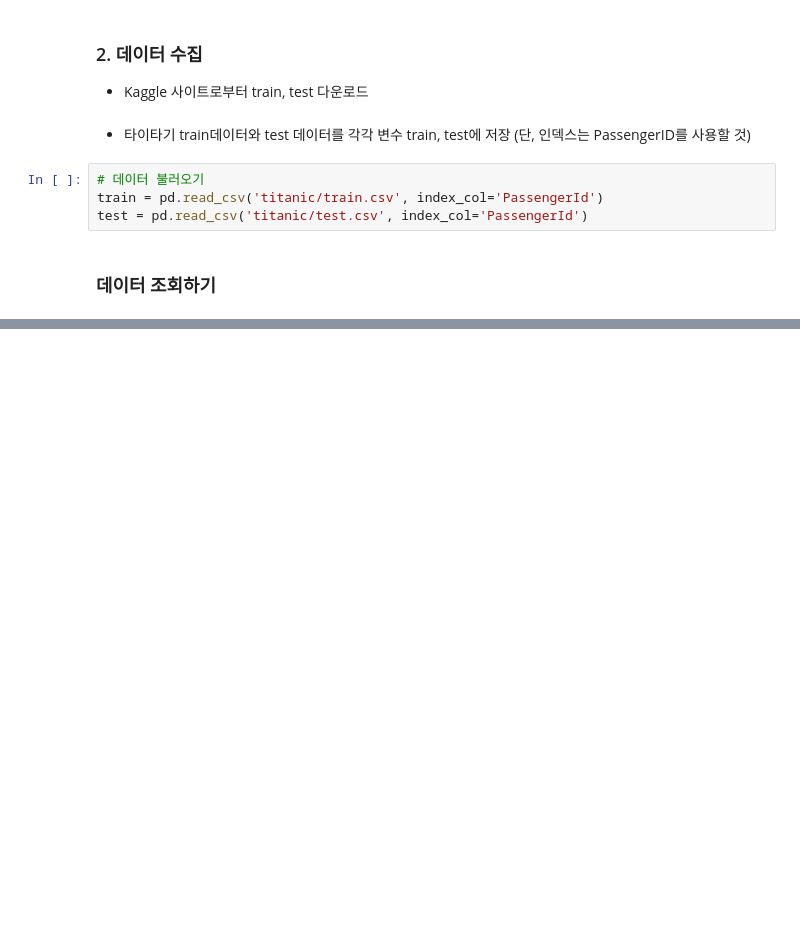
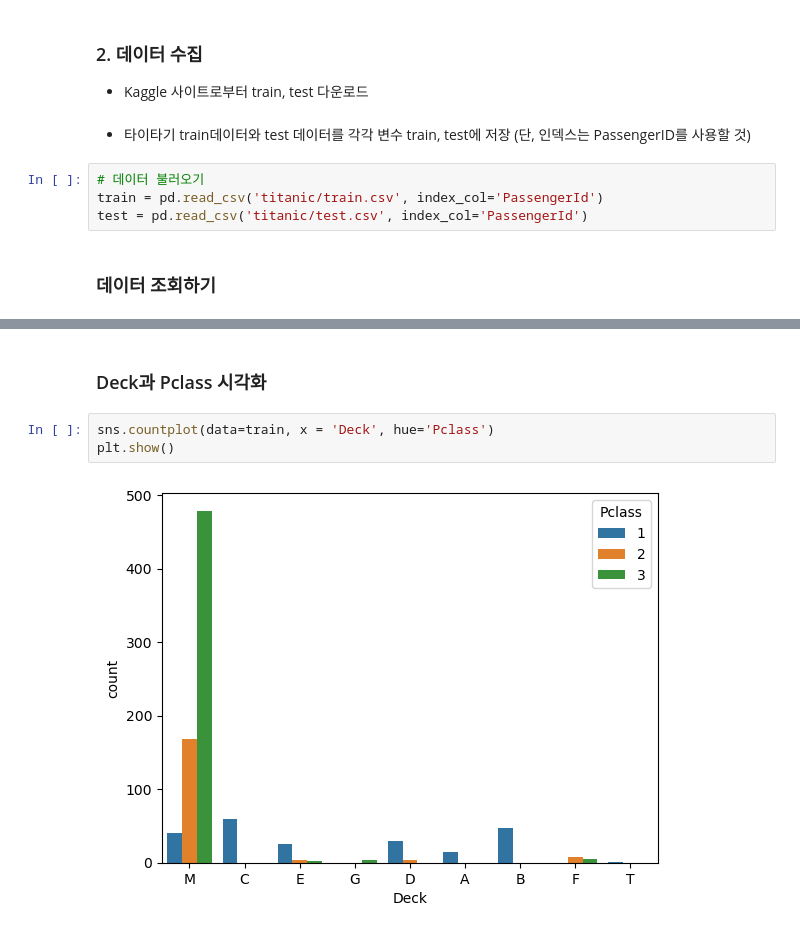
Before and after one commit to SeeUSoon93/MachineLerning, a Jupyter notebook: 6. 머신러닝/ex04_타이타닉 생존자 예측 분석.ipynb, the cells around one changed output, grey strips where cells are left out. Cells and saved outputs as stored; diff of their text form; blank space fills up the shorter version.

```diff
--- a/6. 머신러닝/ex04_타이타닉 생존자 예측 분석.ipynb
+++ b/6. 머신러닝/ex04_타이타닉 생존자 예측 분석.ipynb
@@ -87,0 +422,7 @@ X.
+# %% [markdown]
+###  Deck과 Pclass 시각화
+# %%
+sns.countplot(data=train, x = 'Deck', hue='Pclass')
+plt.show()
+# %% [output]
+[figure, added]
```
Also changed, not shown: parts of 70 cells of this notebook.
